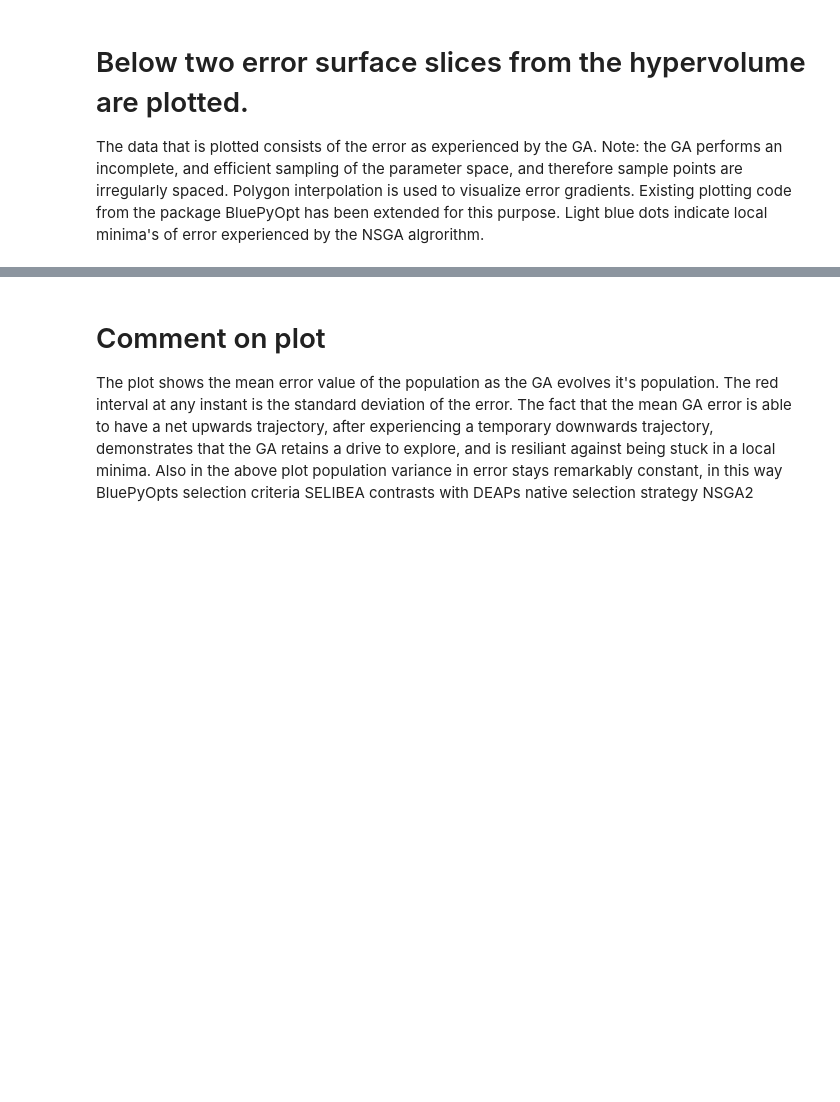
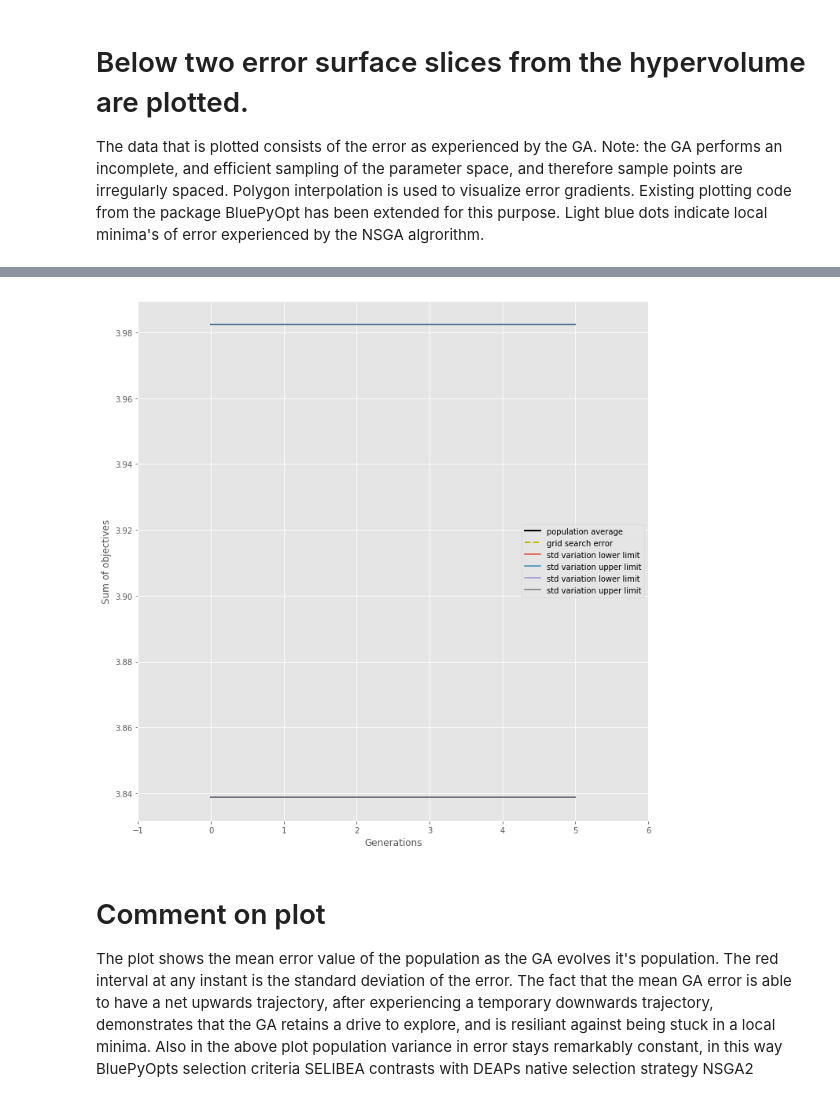
Before and after one commit to scidash/neuronunit, a Jupyter notebook: neuronunit/unit_test/test_ga_versus_grid.ipynb, the cells around one changed output, grey strips where cells are left out. Cells and saved outputs as stored; diff of their text form; code cells hidden in the pictures; blank space fills up the shorter version.

```diff
--- a/neuronunit/unit_test/test_ga_versus_grid.ipynb
+++ b/neuronunit/unit_test/test_ga_versus_grid.ipynb
@@ -43,0 +118,11 @@ bokeh                     0.12.15            pyh8da4227_0    bokeh
+# %%
+import pandas as pd
+for index, val in enumerate(pipe_results.values()):
+    if index == 0:
+        rheobase = pd.DataFrame([i.dtc.rheobase for i in val['pop']]).T
+    else:
+        rheobase = attrs.append(pd.DataFrame([i.dtc.rheobase for i in val['pop']]).T)
+
+#attrs.columns = val['pop'][0].dtc.attrs.keys()
+#print(attrs)
+rheobase
@@ -394,46 +218,52 @@ plot_surface('v0','vt',td,history)
 # %%
 
 %matplotlib inline
 import matplotlib.pyplot as plt
 import numpy as np
 
 plt.style.use('ggplot')
 fig, axes = plt.subplots(figsize=(10, 10), facecolor='white')
-gen_numbers =[ i for i in range(0,len(log.select('gen'))) ]
-mean = np.array([ np.sqrt(np.mean(np.square(i))) for i in log.select('avg')])
-std = np.array([ np.sqrt(np.mean(np.square(i))) for i in log.select('std')])
-minimum = np.array([ np.sqrt(np.mean(np.square(i))) for i in log.select('min')])
-best_line = np.array([ np.sqrt(np.mean(np.square(list(p.fitness.values))))  for p in hof])
-blg = [ best_line[h] for i, h in enumerate(gen_numbers) ]
+for index, val in enumerate(pipe_results.values()):
+
+    log = val['log']
+    gen_numbers =[ i for i in range(0,len(log.select('gen'))) ]
+    hof = val['hof_py']
+    mean = np.array([ np.sqrt(np.mean(np.square(i))) for i in log.select('avg')])
+    std = np.array([ np.sqrt(np.mean(np.square(i))) for i in log.select('std')])
+    minimum = np.array([ np.sqrt(np.mean(np.square(i))) for i in log.select('min')])
+    best_line = np.array([ np.sqrt(np.mean(np.square(list(p.fitness.values))))  for p in hof])
+    blg = [ best_line[h] for i, h in enumerate(gen_numbers) ]
 
 
 
-stdminus = mean - std
-stdplus = mean + std
-try:
-    assert len(gen_numbers) == len(stdminus) == len(stdplus)
-except:
-    pass
+    stdminus = mean - std
+    stdplus = mean + std
+    try:
+        assert len(gen_numbers) == len(stdminus) == len(stdplus)
+    except:
+        pass
 
-axes.plot(
-    gen_numbers,
-    mean,
-    color='black',
-    linewidth=2,
-    label='population average')
-axes.fill_between(gen_numbers, stdminus, stdplus)
-axes.plot(gen_numbers, blg,'y--', linewidth=2,  label='grid search error')
-#axes.plot(gen_numbers, bl, 'go', linewidth=2, label='hall of fame error')
+    axes.plot(
+        gen_numbers,
+        mean,
+        color='black',
+        linewidth=2,
+        label='population average')
+    axes.fill_between(gen_numbers, stdminus, stdplus)
+    axes.plot(gen_numbers, blg,'y--', linewidth=2,  label='grid search error')
+    #axes.plot(gen_numbers, bl, 'go', linewidth=2, label='hall of fame error')
 
-axes.plot(gen_numbers, stdminus, label='std variation lower limit')
-axes.plot(gen_numbers, stdplus, label='std variation upper limit')
+    axes.plot(gen_numbers, stdminus, label='std variation lower limit')
+    axes.plot(gen_numbers, stdplus, label='std variation upper limit')
 
-axes.set_xlim(np.min(gen_numbers) - 1, np.max(gen_numbers) + 1)
-axes.set_xlabel('Generations')
-axes.set_ylabel('Sum of objectives')
-axes.legend()
-fig.tight_layout()
-fig.show()
+    axes.set_xlim(np.min(gen_numbers) - 1, np.max(gen_numbers) + 1)
+    axes.set_xlabel('Generations')
+    axes.set_ylabel('Sum of objectives')
+    axes.legend()
+    fig.tight_layout()
+    fig.show()
+# %% [output]
+[figure, added]
 # %% [markdown]
 # Comment on plot
 The plot shows the mean error value of the population as the GA evolves it's population. The red interval at any instant is the standard deviation of the error. The fact that the mean GA error is able to have a net upwards trajectory, after experiencing a temporary downwards trajectory, demonstrates that the GA retains a drive to explore, and is resiliant against being stuck in a local minima. Also in the above plot population variance in error stays remarkably constant, in this way BluePyOpts selection criteria SELIBEA contrasts with DEAPs native selection strategy NSGA2
```
Also changed, not shown: parts of 28 cells of this notebook, 1 other file.
